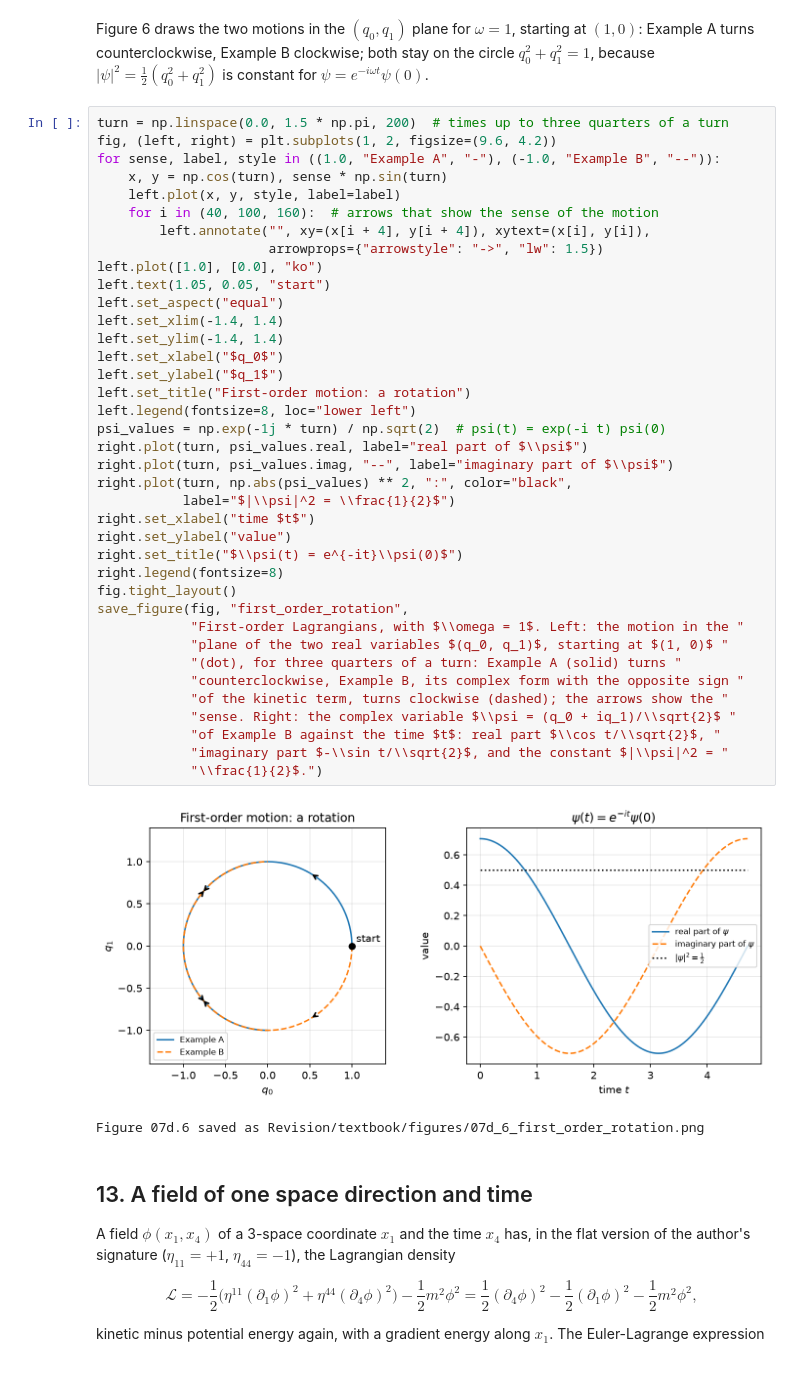
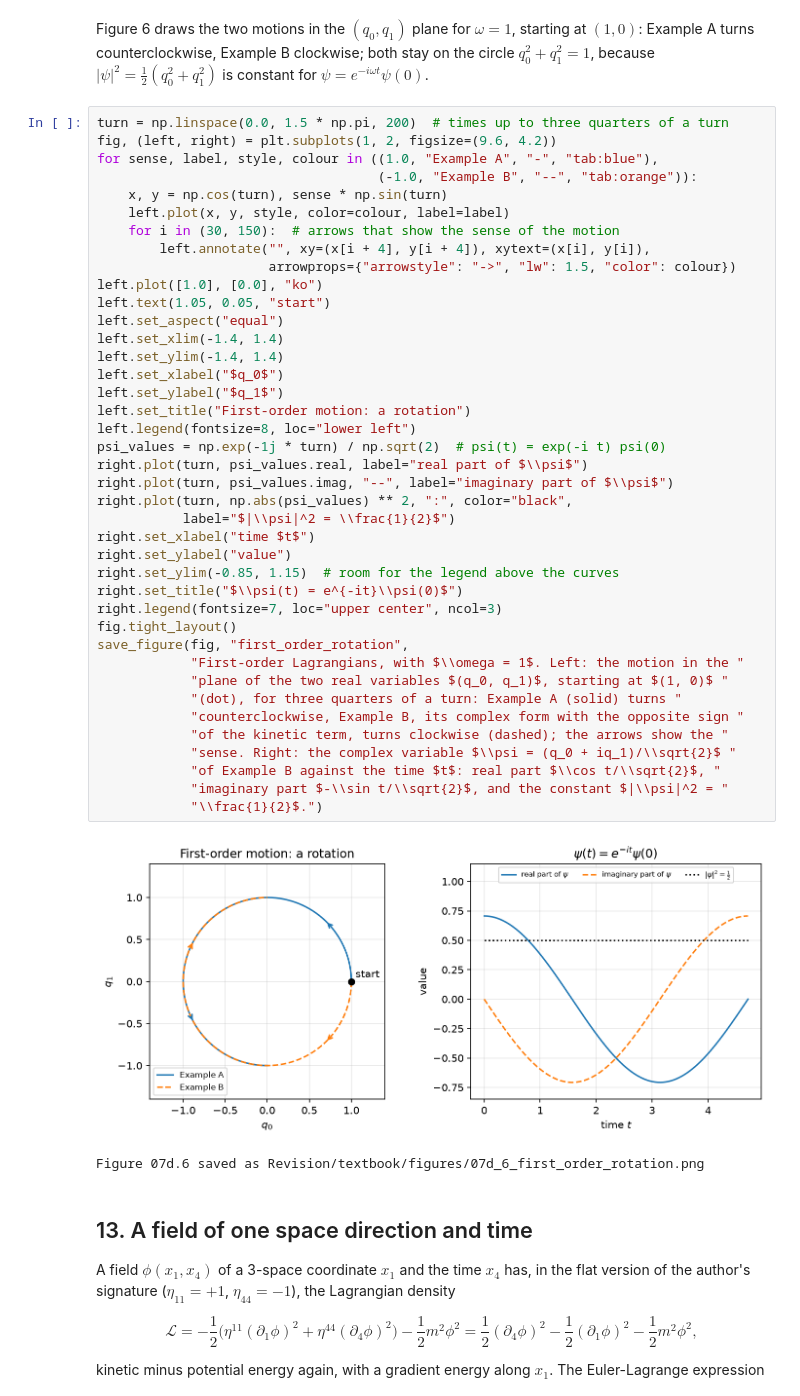
Before and after one commit to once-ere/Dirac_claude, a Jupyter notebook: Revision/textbook/notebooks/07d_action_principle.ipynb, the cells around one changed output. Drawn from its saved outputs; the diff is of its cells as text.

```diff
--- a/Revision/textbook/notebooks/07d_action_principle.ipynb
+++ b/Revision/textbook/notebooks/07d_action_principle.ipynb
@@ -1425,43 +1427,45 @@ constant for $\psi = e^{-i\omega t}\psi(0)$.
 # %%
 turn = np.linspace(0.0, 1.5 * np.pi, 200)  # times up to three quarters of a turn
 fig, (left, right) = plt.subplots(1, 2, figsize=(9.6, 4.2))
-for sense, label, style in ((1.0, "Example A", "-"), (-1.0, "Example B", "--")):
+for sense, label, style, colour in ((1.0, "Example A", "-", "tab:blue"),
+                                    (-1.0, "Example B", "--", "tab:orange")):
     x, y = np.cos(turn), sense * np.sin(turn)
-    left.plot(x, y, style, label=label)
-    for i in (40, 100, 160):  # arrows that show the sense of the motion
+    left.plot(x, y, style, color=colour, label=label)
+    for i in (30, 150):  # arrows that show the sense of the motion
         left.annotate("", xy=(x[i + 4], y[i + 4]), xytext=(x[i], y[i]),
-                      arrowprops={"arrowstyle": "->", "lw": 1.5})
+                      arrowprops={"arrowstyle": "->", "lw": 1.5, "color": colour})
 left.plot([1.0], [0.0], "ko")
 left.text(1.05, 0.05, "start")
 left.set_aspect("equal")
 left.set_xlim(-1.4, 1.4)
 left.set_ylim(-1.4, 1.4)
 left.set_xlabel("$q_0$")
 left.set_ylabel("$q_1$")
 left.set_title("First-order motion: a rotation")
 left.legend(fontsize=8, loc="lower left")
 psi_values = np.exp(-1j * turn) / np.sqrt(2)  # psi(t) = exp(-i t) psi(0)
 right.plot(turn, psi_values.real, label="real part of $\\psi$")
 right.plot(turn, psi_values.imag, "--", label="imaginary part of $\\psi$")
 right.plot(turn, np.abs(psi_values) ** 2, ":", color="black",
            label="$|\\psi|^2 = \\frac{1}{2}$")
 right.set_xlabel("time $t$")
 right.set_ylabel("value")
+right.set_ylim(-0.85, 1.15)  # room for the legend above the curves
 right.set_title("$\\psi(t) = e^{-it}\\psi(0)$")
-right.legend(fontsize=8)
+right.legend(fontsize=7, loc="upper center", ncol=3)
 fig.tight_layout()
 save_figure(fig, "first_order_rotation",
             "First-order Lagrangians, with $\\omega = 1$. Left: the motion in the "
             "plane of the two real variables $(q_0, q_1)$, starting at $(1, 0)$ "
             "(dot), for three quarters of a turn: Example A (solid) turns "
             "counterclockwise, Example B, its complex form with the opposite sign "
             "of the kinetic term, turns clockwise (dashed); the arrows show the "
             "sense. Right: the complex variable $\\psi = (q_0 + iq_1)/\\sqrt{2}$ "
             "of Example B against the time $t$: real part $\\cos t/\\sqrt{2}$, "
             "imaginary part $-\\sin t/\\sqrt{2}$, and the constant $|\\psi|^2 = "
             "\\frac{1}{2}$.")
 # %% [output]
-[figure, old version]
+[figure, new version]
 Figure 07d.6 saved as Revision/textbook/figures/07d_6_first_order_rotation.png
 # %% [markdown]
 ## 13. A field of one space direction and time
```
Also changed, not shown: parts of 3 cells of this notebook, 36 other files.
